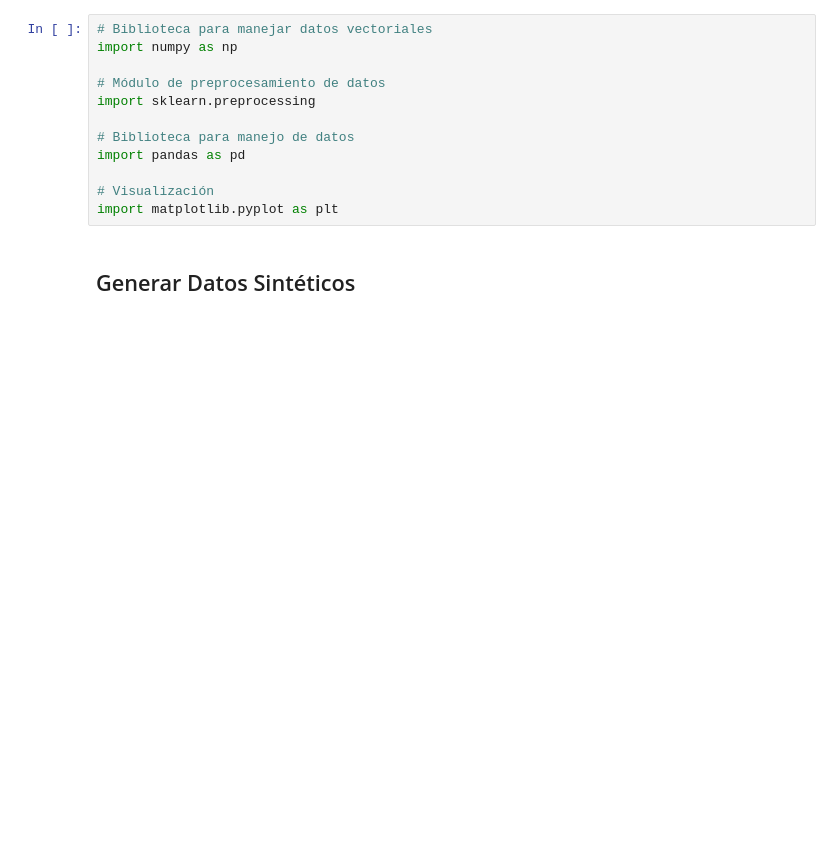
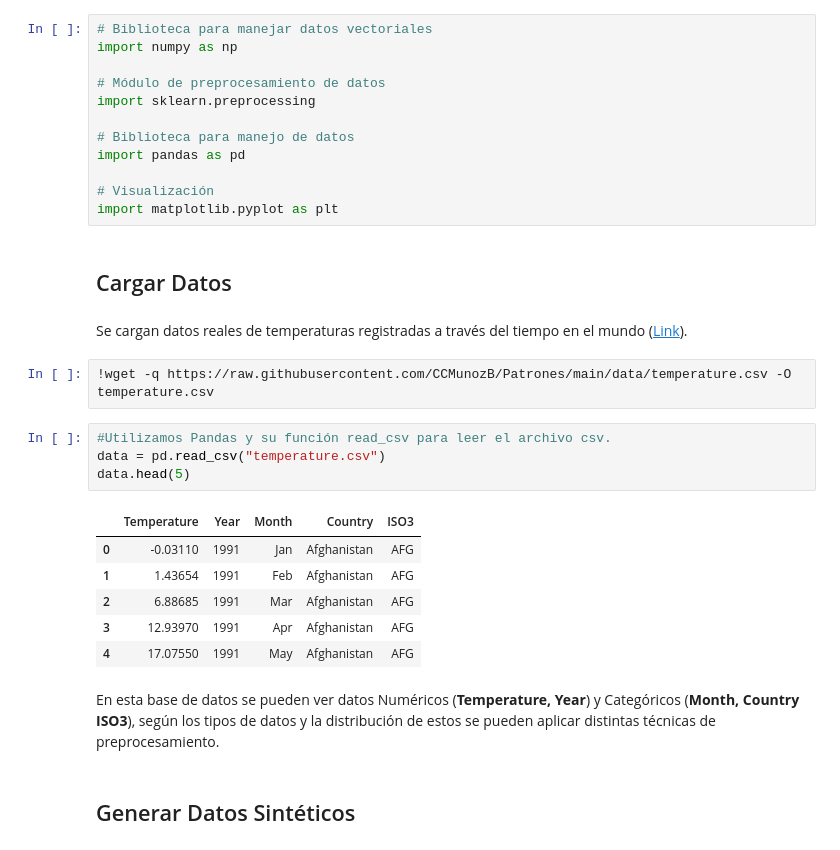
Before and after one commit to CCMunozB/Patrones, a Jupyter notebook: 1-preprocessing.ipynb, the cells around one changed output. Drawn from its saved outputs; the diff is of its cells as text; blank space fills up the shorter version.

```diff
--- a/1-preprocessing.ipynb
+++ b/1-preprocessing.ipynb
@@ -20,6 +20,25 @@ import pandas as pd
 
 # Visualización
 import matplotlib.pyplot as plt
+# %% [markdown]
+## Cargar Datos
+# %% [markdown]
+Se cargan datos reales de temperaturas registradas a través del tiempo en el mundo ([Link](https://climateknowledgeportal.worldbank.org/download-data)).
+# %%
+!wget -q https://raw.githubusercontent.com/CCMunozB/Patrones/main/data/temperature.csv -O temperature.csv
+# %%
+#Utilizamos Pandas y su función read_csv para leer el archivo csv.
+data = pd.read_csv("temperature.csv")
+data.head(5)
+# %% [output]
+|  | Temperature | Year | Month | Country | ISO3 |
+| 0 | -0.03110 | 1991 | Jan | Afghanistan | AFG |
+| 1 | 1.43654 | 1991 | Feb | Afghanistan | AFG |
+| 2 | 6.88685 | 1991 | Mar | Afghanistan | AFG |
+| 3 | 12.93970 | 1991 | Apr | Afghanistan | AFG |
+| 4 | 17.07550 | 1991 | May | Afghanistan | AFG |
+# %% [markdown]
+En esta base de datos se pueden ver datos Numéricos (**Temperature, Year**) y Categóricos (**Month, Country ISO3**), según los tipos de datos y la distribución de estos se pueden aplicar distintas técnicas de preprocesamiento.
 # %% [markdown]
 ## Generar Datos Sintéticos
 # %% [markdown]
```
Also changed, not shown: parts of 20 cells of this notebook, 1 other file.
